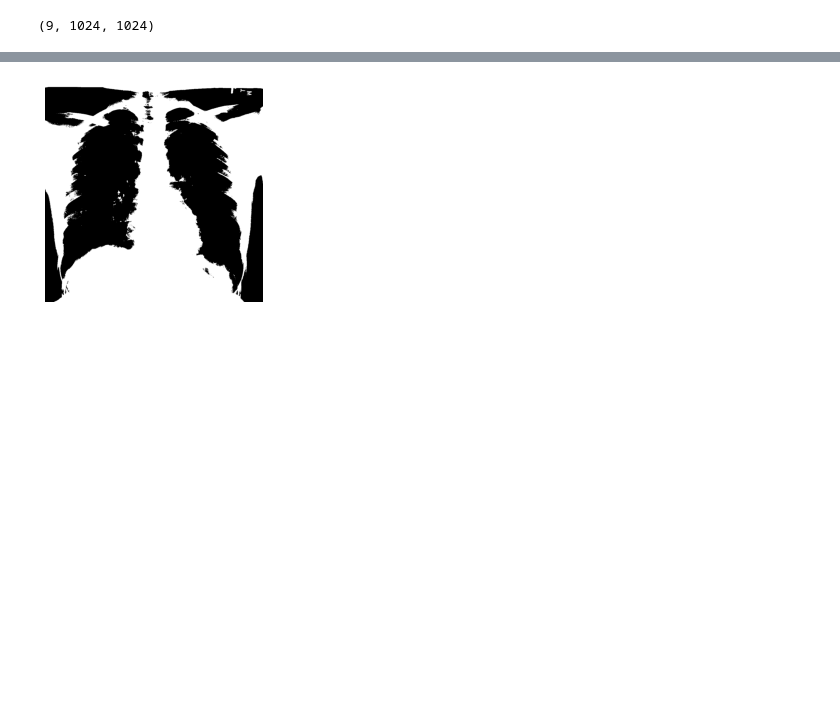
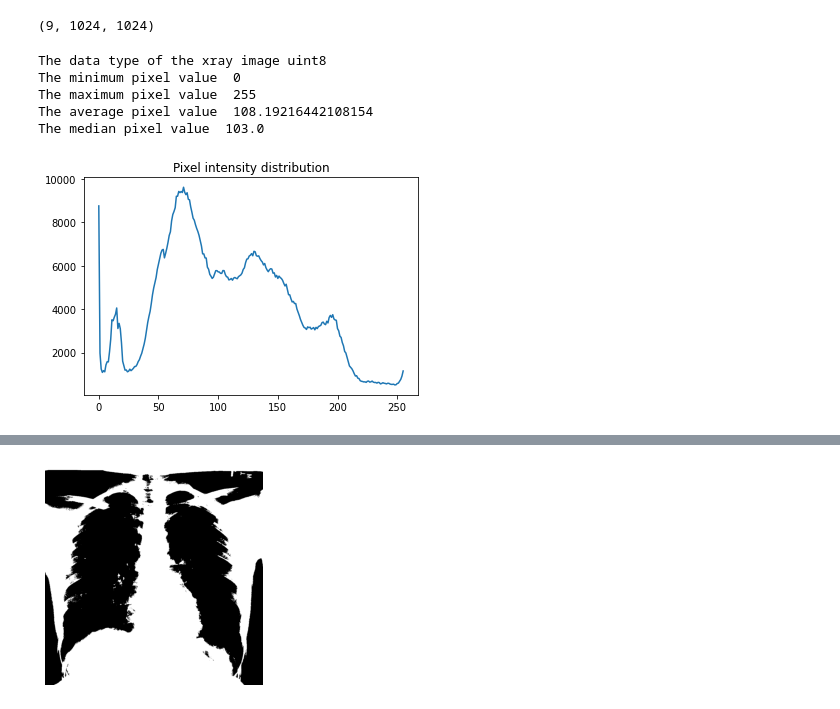
Before and after one commit to NilSagor/dataset_practice, a Jupyter notebook: xray_analysis/Xray Image Analysis.ipynb, the cells around one changed output, grey strips where cells are left out. Drawn from its saved outputs; the diff is of its cells as text; code cells hidden in the pictures; blank space fills up the shorter version.

```diff
--- a/xray_analysis/Xray Image Analysis.ipynb
+++ b/xray_analysis/Xray Image Analysis.ipynb
@@ -39,3 +39,25 @@ combined_xray_images_1 = np.array(
 combined_xray_images_1.shape
 # %% [output]
 (9, 1024, 1024)
+# %%
+print("The data type of the xray image", xray_image.dtype)
+print("The minimum pixel value ", np.min(xray_image))
+print("The maximum pixel value ", np.max(xray_image))
+print("The average pixel value ", np.mean(xray_image))
+print("The median pixel value ", np.median(xray_image))
+# %% [output]
+The data type of the xray image uint8
+The minimum pixel value  0
+The maximum pixel value  255
+The average pixel value  108.19216442108154
+The median pixel value  103.0
+# %%
+pixel_intensity_distribution = ndimage.histogram(
+    xray_image, min=np.min(xray_image), max=np.max(xray_image), bins=256
+)
+
+plt.plot(pixel_intensity_distribution)
+plt.title("Pixel intensity distribution")
+plt.show()
+# %% [output]
+[figure, added]
```
Also changed, not shown: parts of 2 cells of this notebook, 1 other file.
